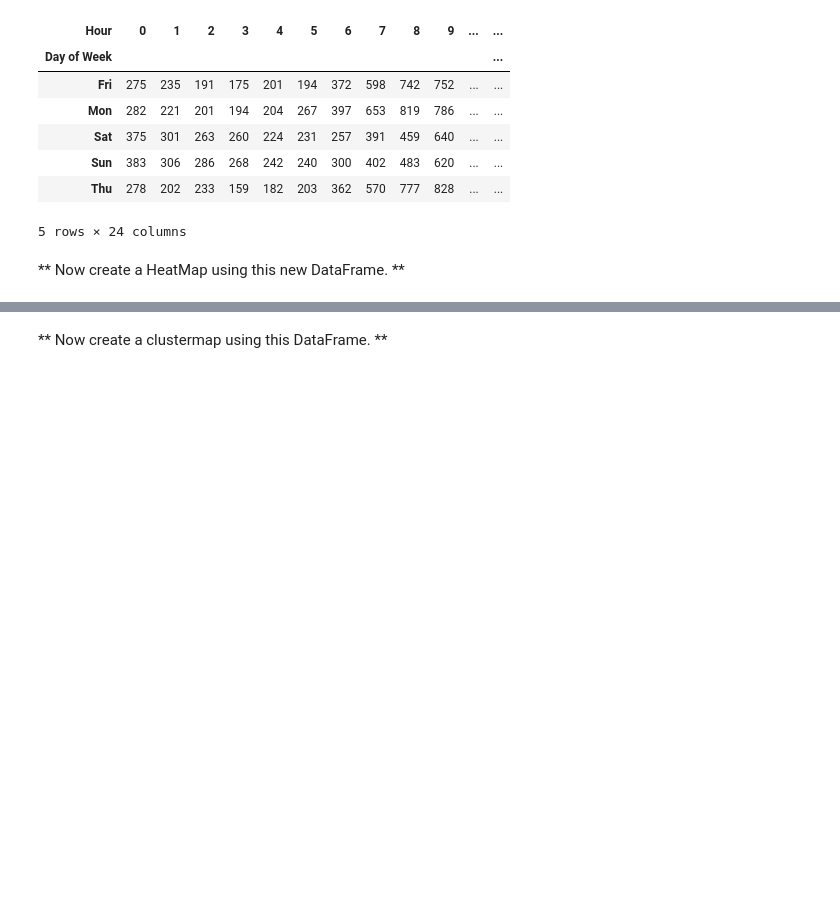
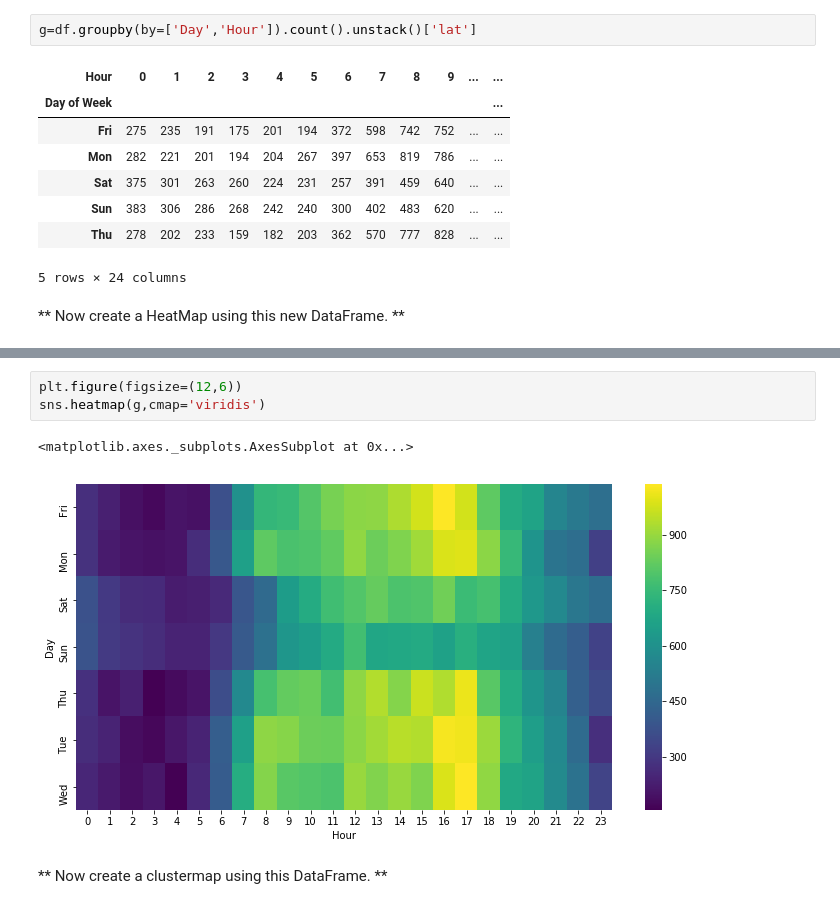
Before and after one commit to whodatXLIV/Python-For-Data-Scientist, a Jupyter notebook: Data-Capstone-Projects/911 Calls Data Capstone Project .ipynb, the cells around one changed output, grey strips where cells are left out. Drawn from its saved outputs; the diff is of its cells as text; blank space fills up the shorter version.

```diff
--- a/Data-Capstone-Projects/911 Calls Data Capstone Project .ipynb
+++ b/Data-Capstone-Projects/911 Calls Data Capstone Project .ipynb
@@ -272,6 +246,8 @@ plt.tight_layout()
 # %% [markdown]
 ____
 ** Now let's move on to creating  heatmaps with seaborn and our data. We'll first need to restructure the dataframe so that the columns become the Hours and the Index becomes the Day of the Week. There are lots of ways to do this, but I would recommend trying to combine groupby with an [unstack](http://pandas.pydata.org/pandas-docs/stable/generated/pandas.DataFrame.unstack.html) method. Reference the solutions if you get stuck on this!**
+# %%
+g=df.groupby(by=['Day','Hour']).count().unstack()['lat']
 # %%
 # %% [output]
 | Hour | 0 | 1 | 2 | 3 | 4 | 5 | 6 | 7 | 8 | 9 | ... | ... |
@@ -291,2 +263,8 @@ ____
+# %%
+plt.figure(figsize=(12,6))
+sns.heatmap(g,cmap='viridis')
+# %% [output]
+<matplotlib.axes._subplots.AxesSubplot at 0x...>
+[figure, added]
 # %% [markdown]
 ** Now create a clustermap using this DataFrame. **
```
Also changed, not shown: parts of 11 cells of this notebook.
